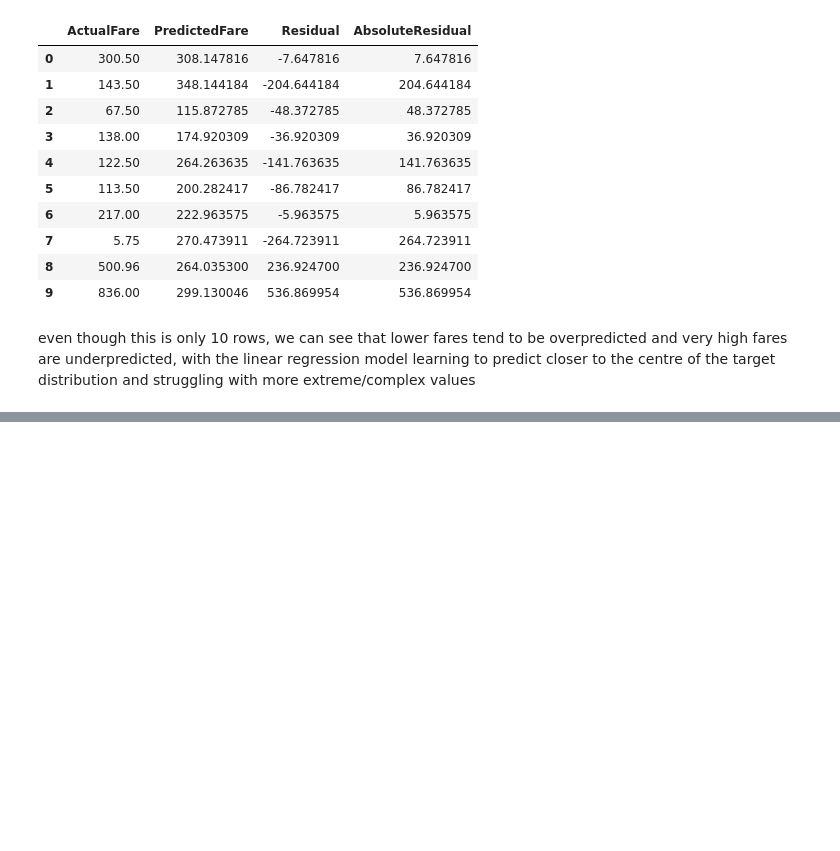
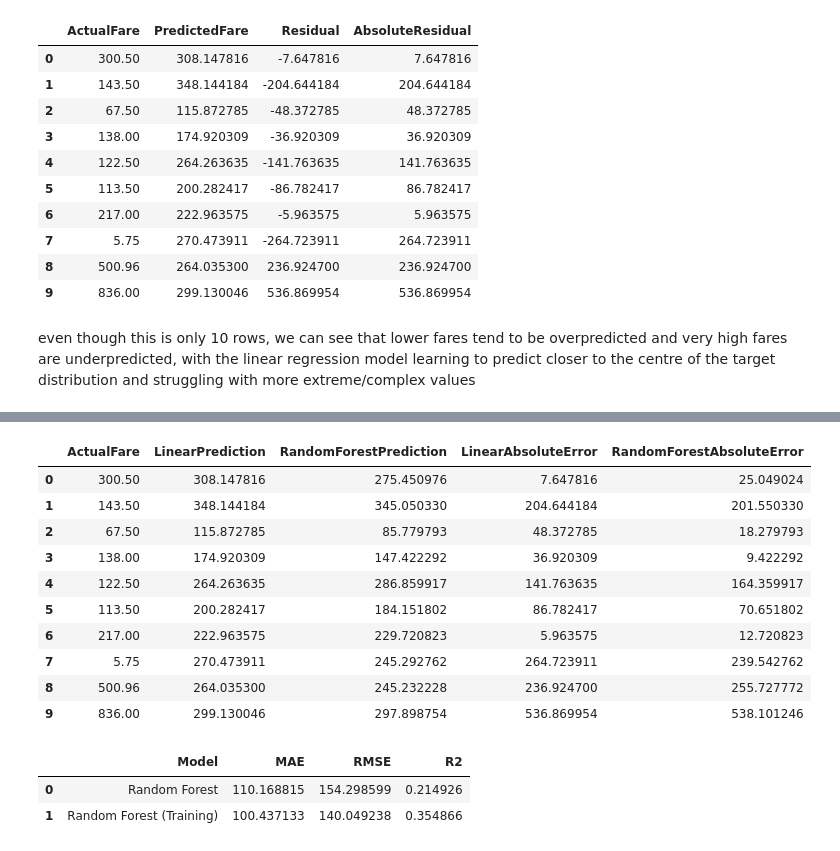
Before and after one commit to Anythingsaf22/Analyse-US-Domestic-flights, a Jupyter notebook: Notebooks/notebook4.ipynb, the cells around one changed output, grey strips where cells are left out. Drawn from its saved outputs; the diff is of its cells as text; code cells hidden in the pictures; blank space fills up the shorter version.

Commit message:
Added random forest and compared it to linear regression

```diff
--- a/Notebooks/notebook4.ipynb
+++ b/Notebooks/notebook4.ipynb
@@ -290,0 +296,16 @@ even though this is only 10 rows, we can see that lower fares tend to be overpre
+# %%
+tree_preprocessor = ColumnTransformer(transformers = [('categorical', OneHotEncoder(handle_unknown = 'ignore'), cat_cols),
+('numeric', 'passthrough', num_cols)], remainder = 'drop')
+
+random_forest_model = RandomForestRegressor(
+    n_estimators = 100,
+    max_depth = 20,
+    min_samples_leaf = 2,
+    random_state = 42,
+    n_jobs = -1
+)
+
+random_forest_pipeline = Pipeline(
+    steps = [('preprocessor', tree_preprocessor), ('model', random_forest_model)]
+)
+random_forest_pipeline.fit(x_train, y_train)
@@ -290,0 +331,5 @@ even though this is only 10 rows, we can see that lower fares tend to be overpre
+# %%
+random_forest_pred = random_forest_pipeline.predict(x_test)
+display(random_forest_pred.shape)
+display(random_forest_pred[:10])
+display((random_forest_pred < 0).sum())
@@ -290,0 +417,37 @@ even though this is only 10 rows, we can see that lower fares tend to be overpre
+# %%
+model_prediction_comparison = pd.DataFrame({
+    'ActualFare': y_test.to_numpy(),
+    'LinearPrediction': linear_pred,
+    'RandomForestPrediction': random_forest_pred
+})
+
+model_prediction_comparison['LinearAbsoluteError'] = (model_prediction_comparison['ActualFare'] - model_prediction_comparison['LinearPrediction']).abs()
+model_prediction_comparison['RandomForestAbsoluteError'] = (model_prediction_comparison['ActualFare'] - model_prediction_comparison['RandomForestPrediction']).abs()
+display(model_prediction_comparison.head(10))
+
+#this table enables us to see if random forest improves on the linear regression model
+# %% [output]
+|  | ActualFare | LinearPrediction | RandomForestPrediction | LinearAbsoluteError | RandomForestAbsoluteError |
+| 0 | 300.50 | 308.147816 | 275.450976 | 7.647816 | 25.049024 |
+| 1 | 143.50 | 348.144184 | 345.050330 | 204.644184 | 201.550330 |
+| 2 | 67.50 | 115.872785 | 85.779793 | 48.372785 | 18.279793 |
+| 3 | 138.00 | 174.920309 | 147.422292 | 36.920309 | 9.422292 |
+| 4 | 122.50 | 264.263635 | 286.859917 | 141.763635 | 164.359917 |
+| 5 | 113.50 | 200.282417 | 184.151802 | 86.782417 | 70.651802 |
+| 6 | 217.00 | 222.963575 | 229.720823 | 5.963575 | 12.720823 |
+| 7 | 5.75 | 270.473911 | 245.292762 | 264.723911 | 239.542762 |
+| 8 | 500.96 | 264.035300 | 245.232228 | 236.924700 | 255.727772 |
+| 9 | 836.00 | 299.130046 | 297.898754 | 536.869954 | 538.101246 |
+# %%
+random_forest_train_pred = random_forest_pipeline.predict(x_train)
+random_forest_train_results = evaluate_regression_model(
+    model_name = 'Random Forest (Training)',
+    y_true = y_train,
+    y_pred = random_forest_train_pred
+    )
+
+display(pd.DataFrame([random_forest_results, random_forest_train_results]))
+# %% [output]
+|  | Model | MAE | RMSE | R2 |
+| 0 | Random Forest | 110.168815 | 154.298599 | 0.214926 |
+| 1 | Random Forest (Training) | 100.437133 | 140.049238 | 0.354866 |
```
Also changed, not shown: parts of 10 cells of this notebook.
